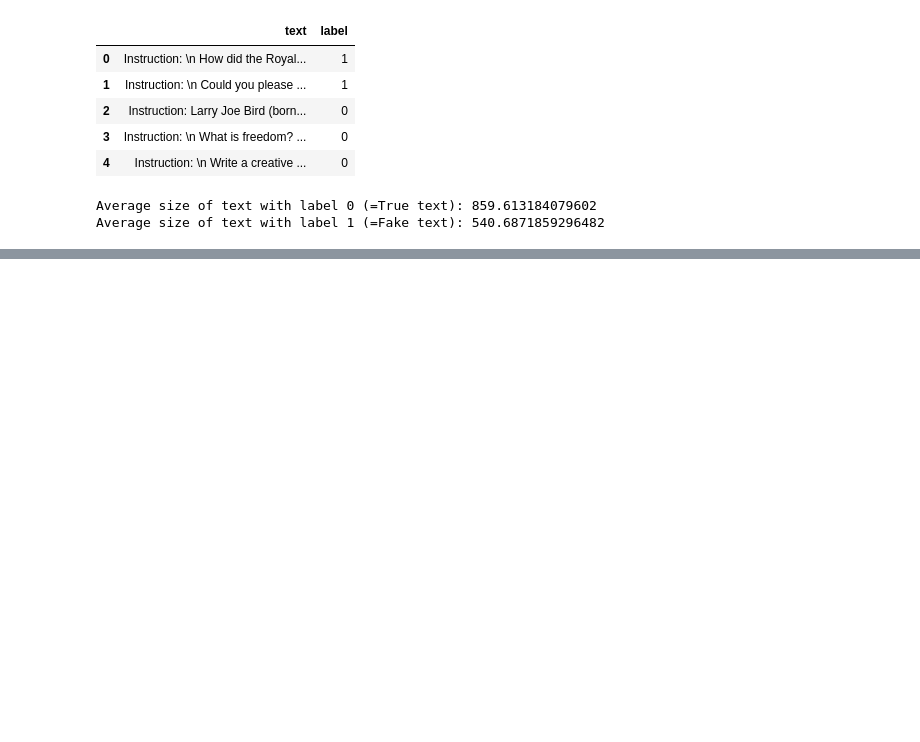
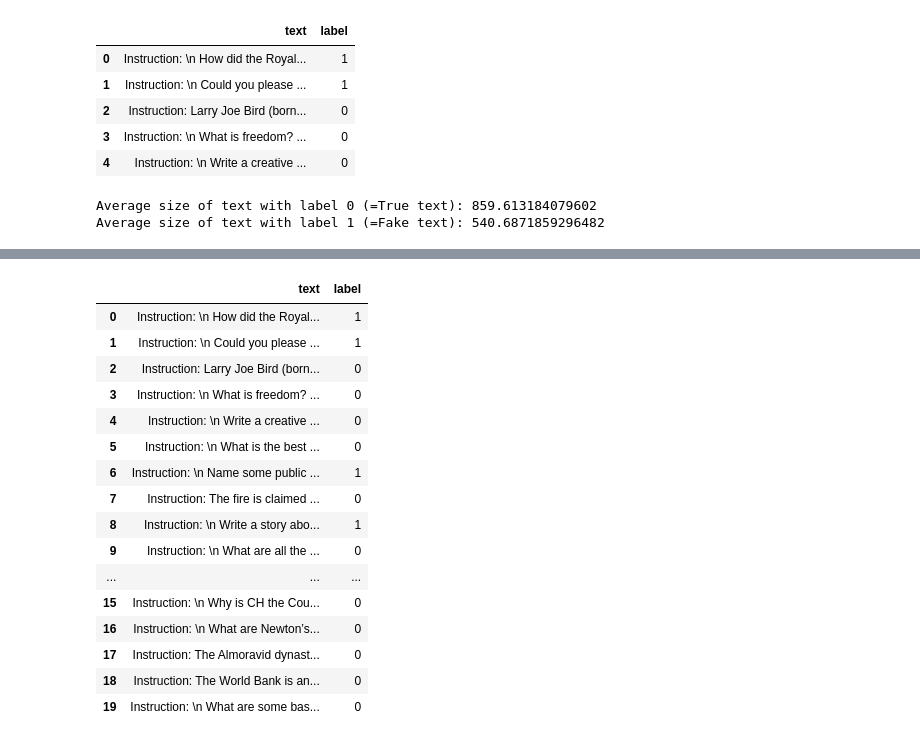
Before and after one commit to marluxiaboss/text_llm_detector, a Jupyter notebook: explore_fake_true_dataset.ipynb, the cells around one changed output, grey strips where cells are left out. Cells and saved outputs as stored; diff of their text form; code cells hidden in the pictures; blank space fills up the shorter version.

```diff
--- a/explore_fake_true_dataset.ipynb
+++ b/explore_fake_true_dataset.ipynb
@@ -85,0 +110,20 @@ Average number of newlines in text with label 1 (=Fake text): 2.0714285714285716
+# %%
+fake_train_df.head(20)
+# %% [output]
+|  | text | label |
+| 0 | Instruction: \n How did the Royal... | 1 |
+| 1 | Instruction: \n Could you please ... | 1 |
+| 2 | Instruction: Larry Joe Bird (born... | 0 |
+| 3 | Instruction: \n What is freedom? ... | 0 |
+| 4 | Instruction: \n Write a creative ... | 0 |
+| 5 | Instruction: \n What is the best ... | 0 |
+| 6 | Instruction: \n Name some public ... | 1 |
+| 7 | Instruction: The fire is claimed ... | 0 |
+| 8 | Instruction: \n Write a story abo... | 1 |
+| 9 | Instruction: \n What are all the ... | 0 |
+| ... | ... | ... |
+| 15 | Instruction: \n Why is CH the Cou... | 0 |
+| 16 | Instruction: \n What are Newton’s... | 0 |
+| 17 | Instruction: The Almoravid dynast... | 0 |
+| 18 | Instruction: The World Bank is an... | 0 |
+| 19 | Instruction: \n What are some bas... | 0 |
```
Also changed, not shown: parts of 3 cells of this notebook, 4 other files.
